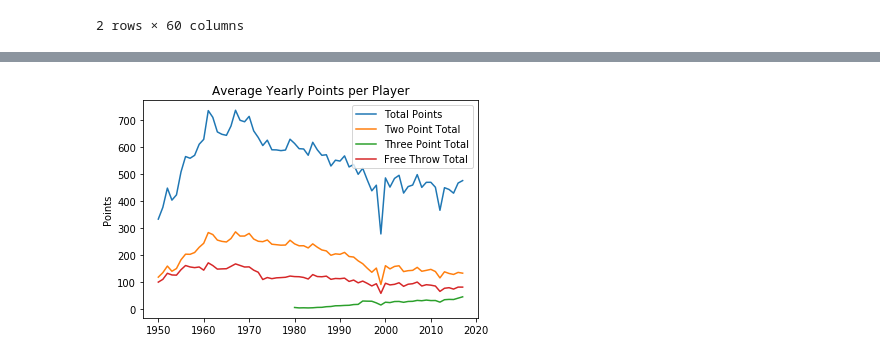
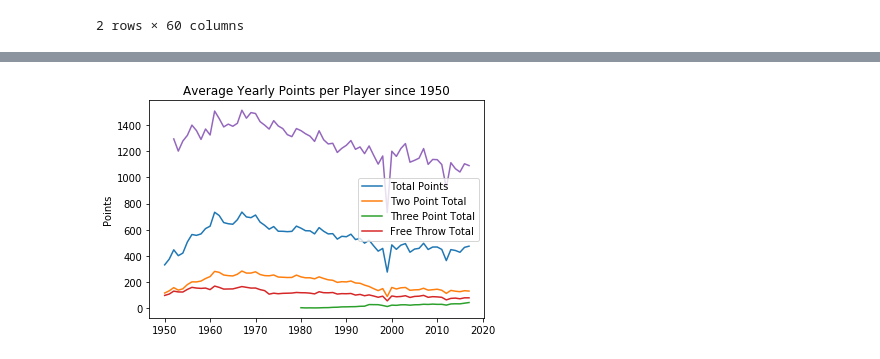
Before and after one commit to ErinMandell/Web-Design-Challenge, a Jupyter notebook: NBA_Seasons_Stats.ipynb, the cells around one changed output, grey strips where cells are left out. Cells and saved outputs as stored; diff of their text form; code cells hidden in the pictures.

```diff
--- a/NBA_Seasons_Stats.ipynb
+++ b/NBA_Seasons_Stats.ipynb
@@ -34,7 +34,7 @@ join.tail(2)
 join.columns
 # %%
 join_df = join[["Year","Player", "Pos", "Age", "height", "weight", "Tm", "G", "FG", "FGA", "FG%", "3P", "3PA", "3P%", "2P", \
-                "2PA", "2P%", "eFG%", "FT", "FTA", "FT%", "TRB", "PF", "PTS", "birth_state"]]
+                "2PA", "2P%", "eFG%", "FT", "FTA", "FT%", "TRB", "PF", "PTS", "MP", "birth_state"]]
 join_df.head(5)
 # %% [output]
 |  | Year | Player | Pos | Age | height | weight | Tm | G | FG | FGA | ... | ... |
@@ -47,8 +47,8 @@ join_df.head(5)
 # %%
 yearly_df = join_df.groupby("Year", as_index=False)
 # %%
-yearly_mean = yearly_df[["Age", "height", "weight", "G", "PTS", "3P", "2P", "FT", "3P%", "2P%", "FT%", "eFG%", "PF"]].mean()
-yearly_mean.head(3)
+yearly_mean = yearly_df[["Age", "height", "weight", "G", "PTS", "3P", "2P", "FT", "3P%", "2P%", "FT%", "eFG%", "PF", "MP"]].mean()
+yearly_mean.head(33)
 # %% [output]
 |  | Year | Age | height | weight | G | PTS | 3P | 2P | FT | 3P% | 2P% | ... |
 | 0 | 1950.0 | 26.131410 | 191.926282 | 86.884615 | 42.884615 | 331.929487 | NaN | 116.782051 | 98.365385 | NaN | 0.318109 | ... |
@@ -75,6 +101,7 @@ P3p_v = []
 FTp_v = []
 eFGp_v = []
 PF_v = []
+MP_v = []
 
 for i in range(len(yearly_mean)):
     year_n = yearly_mean["Year"][i]
@@ -90,6 +117,7 @@ for i in range(len(yearly_mean)):
     FTp_n = yearly_mean["FT%"][i]
     eFGp_n = yearly_mean["eFG%"][i]
     PF_n = yearly_mean["PF"][i]
+    MP_n = yearly_mean["MP"][i]
 
     year_v.append(year_n)
     height_v.append(height_n)
@@ -104,17 +132,19 @@ for i in range(len(yearly_mean)):
     FTp_v.append(FT_n)
     eFGp_v.append(eFGp_n)
     PF_v.append(PF_n)
+    MP_v.append(MP_n)
 # %%
 x_axis = year_v
 tot_points, = plt.plot(x_axis, PTS_v, label = "Total Points")
 two_points, = plt.plot(x_axis, P2_v, label = "Two Point Total")
 three_points, = plt.plot(x_axis, P3_v, label = "Three Point Total")
 free_throw, = plt.plot(x_axis, FT_v, label = "Free Throw Total")
+min_played, = plt.plot(x_axis, MP_v, label = "Minutes Played")
 plt.ylabel("Points")
-plt.title("Average Yearly Points per Player")
+plt.title("Average Yearly Points per Player since 1950")
 plt.grid
 plt.legend(handles=[tot_points, two_points, three_points, free_throw], loc="best")
 plt.savefig("Images/Line_Graph_Point_Breakdown")
 plt.show()
 # %% [output]
-[figure, old version]
+[figure, new version]
```
Also changed, not shown: parts of 3 cells of this notebook, 4 other files.
